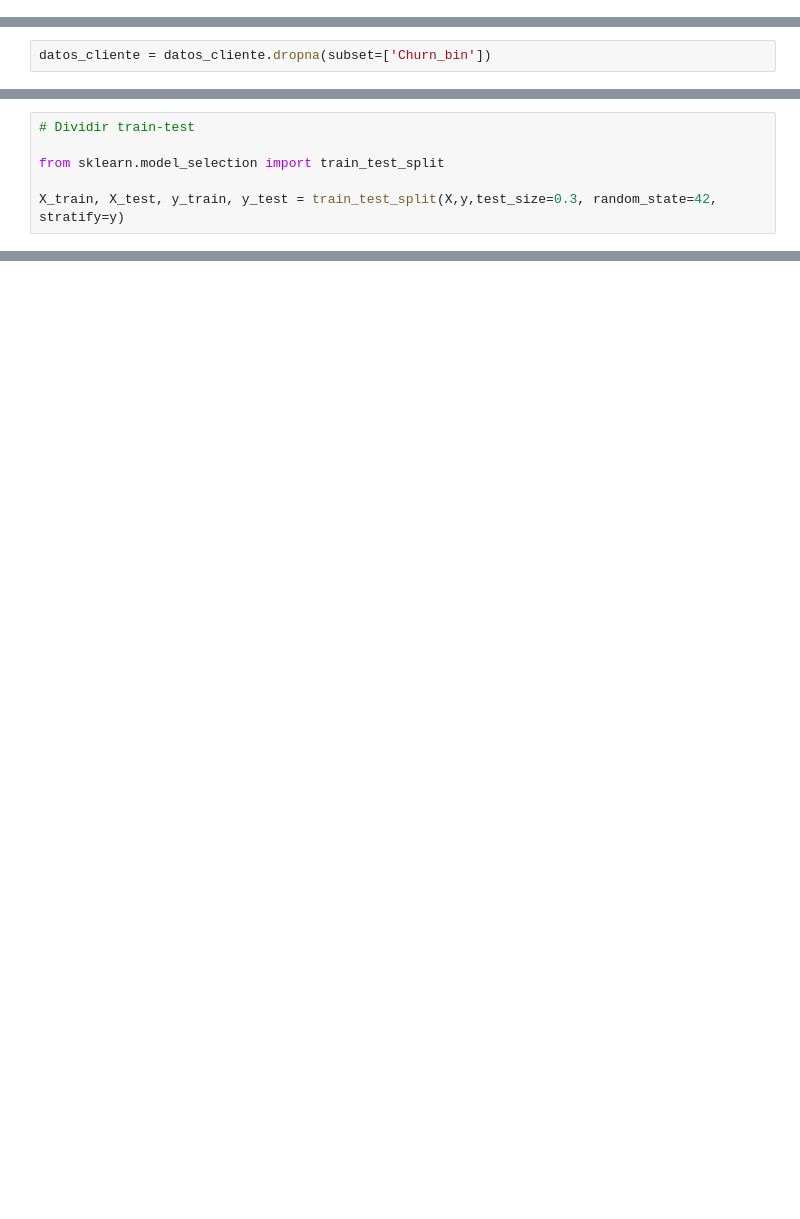
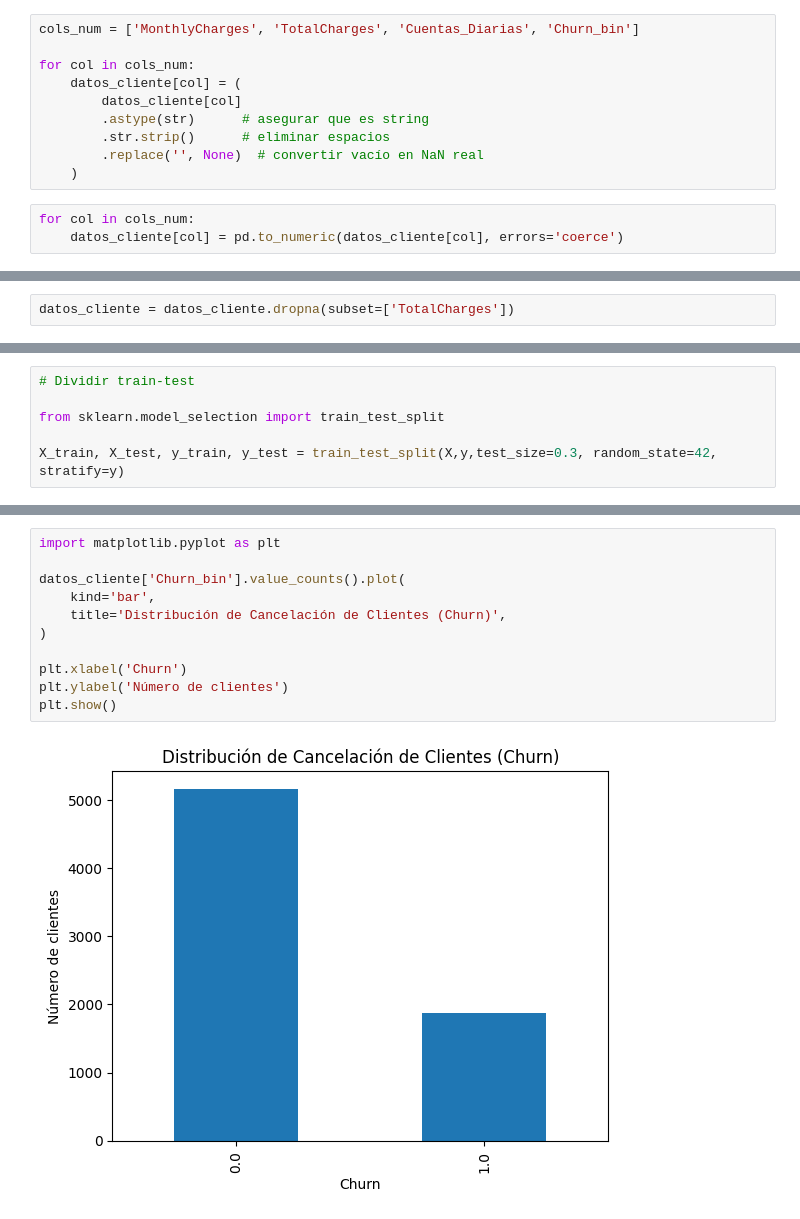
Before and after one commit to Pameta1/TelecomX_2, a Jupyter notebook: TelecomX_2.ipynb, the cells around one changed output, grey strips where cells are left out. Cells and saved outputs as stored; diff of their text form; blank space fills up the shorter version.

```diff
--- a/TelecomX_2.ipynb
+++ b/TelecomX_2.ipynb
@@ -22,0 +32,13 @@ datos_cliente.head(2)
+# %%
+cols_num = ['MonthlyCharges', 'TotalCharges', 'Cuentas_Diarias', 'Churn_bin']
+
+for col in cols_num:
+    datos_cliente[col] = (
+        datos_cliente[col]
+        .astype(str)      # asegurar que es string
+        .str.strip()      # eliminar espacios
+        .replace('', None)  # convertir vacío en NaN real
+    )
+# %%
+for col in cols_num:
+    datos_cliente[col] = pd.to_numeric(datos_cliente[col], errors='coerce')
@@ -47,5 +82,5 @@ datos_cliente[datos_cliente['Churn_bin'].isna()]
 # %%
-datos_cliente = datos_cliente.dropna(subset=['Churn_bin'])
+datos_cliente = datos_cliente.dropna(subset=['TotalCharges'])
 # %%
 X = datos_cliente.drop('Churn_bin', axis=1)
 y = datos_cliente['Churn_bin']
@@ -73,0 +185,13 @@ preprocesador = ColumnTransformer(
+# %%
+import matplotlib.pyplot as plt
+
+datos_cliente['Churn_bin'].value_counts().plot(
+    kind='bar',
+    title='Distribución de Cancelación de Clientes (Churn)',
+)
+
+plt.xlabel('Churn')
+plt.ylabel('Número de clientes')
+plt.show()
+# %% [output]
+[figure, added]
```
Also changed, not shown: parts of 39 cells of this notebook.
